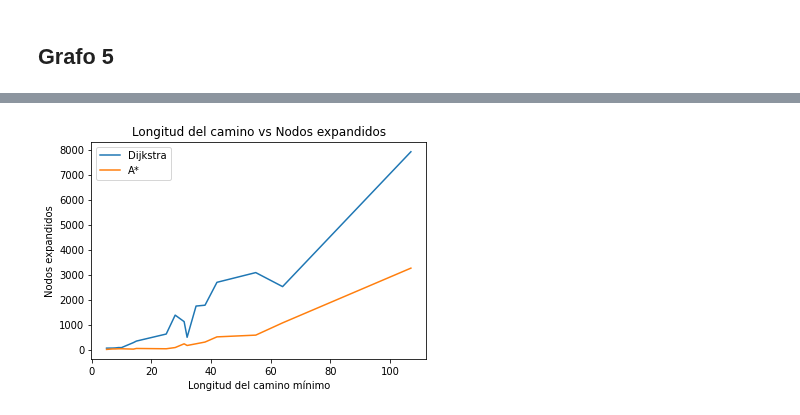
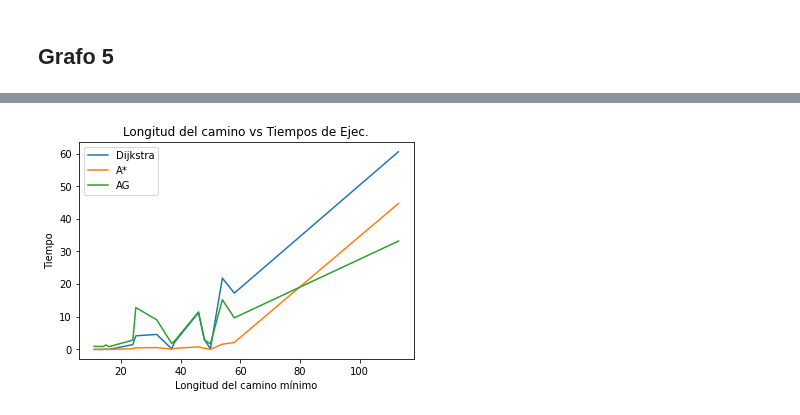
Before and after one commit to Franz04Rony/Proyecto-tesis3, a Jupyter notebook: Proyecto_tesis_3.ipynb, the cells around one changed output, grey strips where cells are left out. Drawn from its saved outputs; the diff is of its cells as text; code cells hidden in the pictures.

```diff
--- a/Proyecto_tesis_3.ipynb
+++ b/Proyecto_tesis_3.ipynb
@@ -317,17 +490,3 @@ def AStar(aGraph, start, target):
                     dic[v.cont] = v
                     Q.append((v.obtener_distanciaF(),v.cont))
         heapq.heapify(Q)
-# %%
-g = Graph()
-for i in range(df_vertices.shape[0]):
-  g.agregar_vertice(df_vertices["id"][i], df_vertices["lon"][i], df_vertices["lat"][i],i)
-
-for j in range(df_aristas.shape[0]):
-  g.agregar_arista(df_aristas["source"][j],df_aristas["target"][j],df_aristas["length"][j])
-
-inicio = time.time()
-distancia, camino_min = AStar(g, g.obtener_vertice(1209250656), g.obtener_vertice(5394533442))
-fin = time.time()
-print("Tiempo: ",fin - inicio)
-print("Distancia mínima: ", distancia)
-print("Camino:", camino_min)
@@ -354,3 +507,16 @@ En total son 4 grafos, por lo que se obtendrá 20 pares de vértices para correr
+# %%
+N = 144
+num_padres = 114
+MUTATION_RATE = 0.5688893830492766
+CROSSOVER_RATE = 0.5615332394922707
+GENERACIONES = 40
+q = 5
+# %%
+l_caminos = []
+t_D = []
+t_AS = []
+t_AG = []
+Efic_AG = []
 # %% [markdown]
 ## Grafo 1
 # %%
@@ -675,10 +938,21 @@ dic2 = dict(sorted(dic2.items()))
+# %%
+dic1 = dict(zip(l_caminos, t_D))
+dic2 = dict(zip(l_caminos, t_AS))
+dic3 = dict(zip(l_caminos, t_AG))
+dic4 = dict(zip(l_caminos, Efic_AG))
+#ordenando
+dic1 = dict(sorted(dic1.items()))
+dic2 = dict(sorted(dic2.items()))
+dic3 = dict(sorted(dic3.items()))
+dic4 = dict(sorted(dic4.items()))
 # %%
 plt.plot(dic1.keys(), dic1.values(), label="Dijkstra")
 plt.plot(dic2.keys(), dic2.values(), label="A*")
+plt.plot(dic3.keys(), dic3.values(), label="AG")
 plt.xlabel("Longitud del camino mínimo")
-plt.ylabel("Nodos expandidos")
-plt.title("Longitud del camino vs Nodos expandidos")
+plt.ylabel("Tiempo")
+plt.title("Longitud del camino vs Tiempos de Ejec.")
 plt.legend()
 plt.show()
 # %% [output]
-[figure, old version]
+[figure, new version]
```
Also changed, not shown: parts of 29 cells of this notebook, 23 other files.
